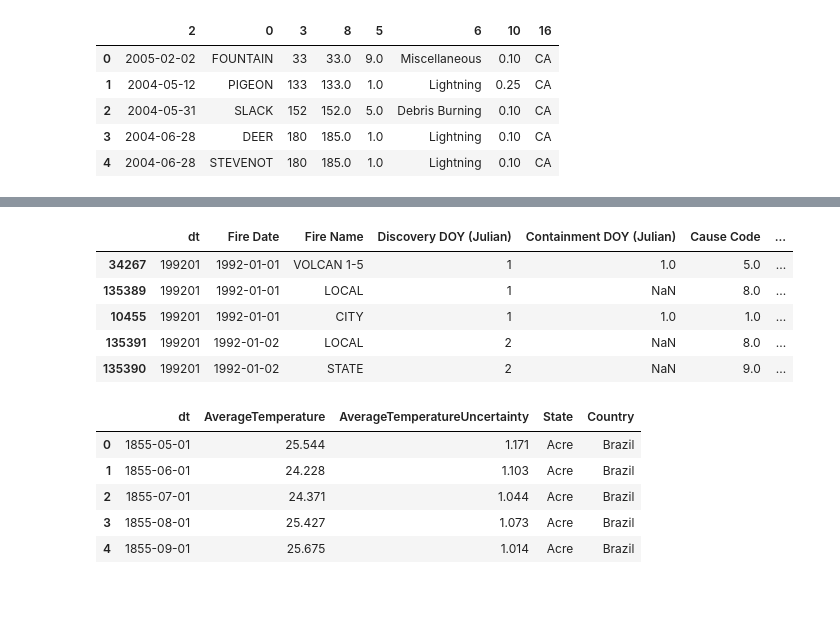
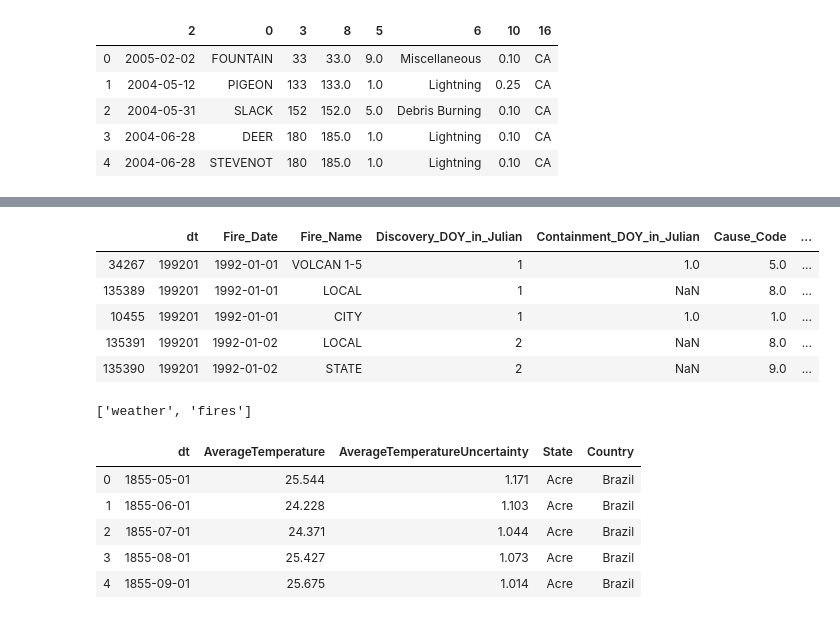
Before and after one commit to arjunng/ETL-Project, a Jupyter notebook: ETL_project_Final.ipynb, the cells around one changed output, grey strips where cells are left out. Drawn from its saved outputs; the diff is of its cells as text; code cells hidden in the pictures.

```diff
--- a/ETL_project.ipynb
+++ b/ETL_project_Final.ipynb
@@ -57,13 +51,13 @@ new_df_fire.head()
 # %%
 # rename columns
 new_df_fire = new_df_fire.rename(
-    columns={2: "Fire Date",
-             0: "Fire Name",
-             3: "Discovery DOY (Julian)",
-             8: "Containment DOY (Julian)",
-             5: "Cause Code",
-             6: "Cause Description",
-             10: "Fire Size (Acres)",
+    columns={2: "Fire_Date",
+             0: "Fire_Name",
+             3: "Discovery_DOY_in_Julian",
+             8: "Containment_DOY_in_Julian",
+             5: "Cause_Code",
+             6: "Cause_Description",
+             10: "Fire_Size_in_Acres",
              16: "State"})
 new_df_fire.head()
 # %% [output]
@@ -75,6 +69,6 @@ new_df_fire.head()
 | 4 | 2004-06-28 | STEVENOT | 180 | 185.0 | 1.0 | Lightning | ... |
 # %%
 # Sort by ascending date
-new_df_fire = new_df_fire.sort_values(by='Fire Date', ascending=True)
+new_df_fire = new_df_fire.sort_values(by='Fire_Date', ascending=True)
 new_df_fire.head()
 # %% [output]
@@ -86,6 +80,6 @@ new_df_fire.head()
 | 135390 | 1992-01-02 | STATE | 2 | NaN | 9.0 | Miscellaneous | ... |
 # %%
 #Change Date stamp to YYYYMM
-new_df_fire['dt'] = [''.join(x.split('-')[0:2]) for x in new_df_fire['Fire Date']]
+new_df_fire['dt'] = [''.join(x.split('-')[0:2]) for x in new_df_fire['Fire_Date']]
 new_df_fire.head()
 # %% [output]
@@ -128,18 +112,18 @@ new_df_fire.tail()
 # %%
 # re order columns
 new_df_fire = new_df_fire[[
              "dt",
-             "Fire Date",
-             "Fire Name",
-             "Discovery DOY (Julian)",
-             "Containment DOY (Julian)",
-             "Cause Code",
-             "Cause Description",
-             "Fire Size (Acres)",
+             "Fire_Date",
+             "Fire_Name",
+             "Discovery_DOY_in_Julian",
+             "Containment_DOY_in_Julian",
+             "Cause_Code",
+             "Cause_Description",
+             "Fire_Size_in_Acres",
              "State"]]
 new_df_fire.head()
 # %% [output]
-|  | dt | Fire Date | Fire Name | Discovery DOY (Julian) | Containment DOY (Julian) | Cause Code | ... |
+|  | dt | Fire_Date | Fire_Name | Discovery_DOY_in_Julian | Containment_DOY_in_Julian | Cause_Code | ... |
 | 34267 | 199201 | 1992-01-01 | VOLCAN 1-5 | 1 | 1.0 | 5.0 | ... |
 | 135389 | 199201 | 1992-01-01 | LOCAL | 1 | NaN | 8.0 | ... |
 | 10455 | 199201 | 1992-01-01 | CITY | 1 | 1.0 | 1.0 | ... |
@@ -148,3 +139,7 @@ new_df_fire.head()
+# %%
+print(engine.table_names())
+# %% [output]
+['weather', 'fires']
 # %%
 df_weather=pd.read_csv("GlobalLandTemperaturesByState.csv")
 df_weather.head()
```
Also changed, not shown: parts of 19 cells of this notebook, 3 other files.
